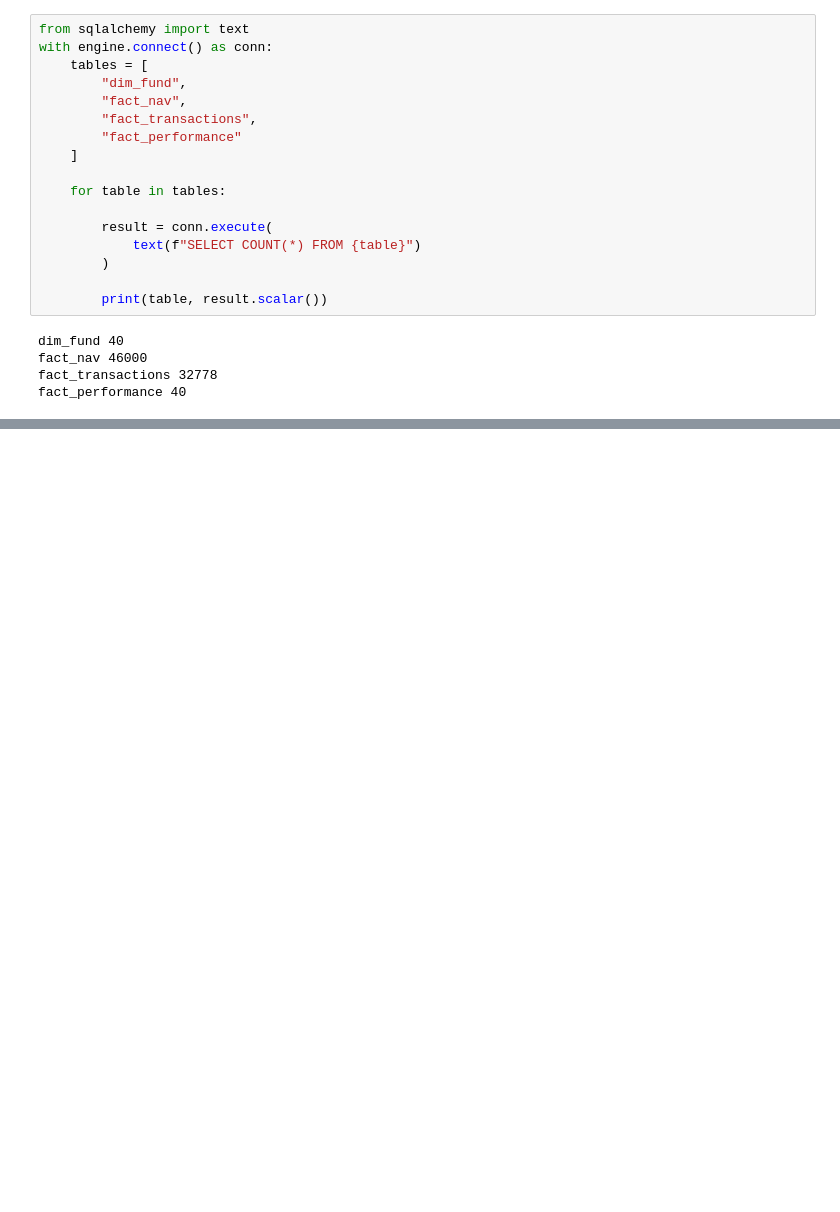
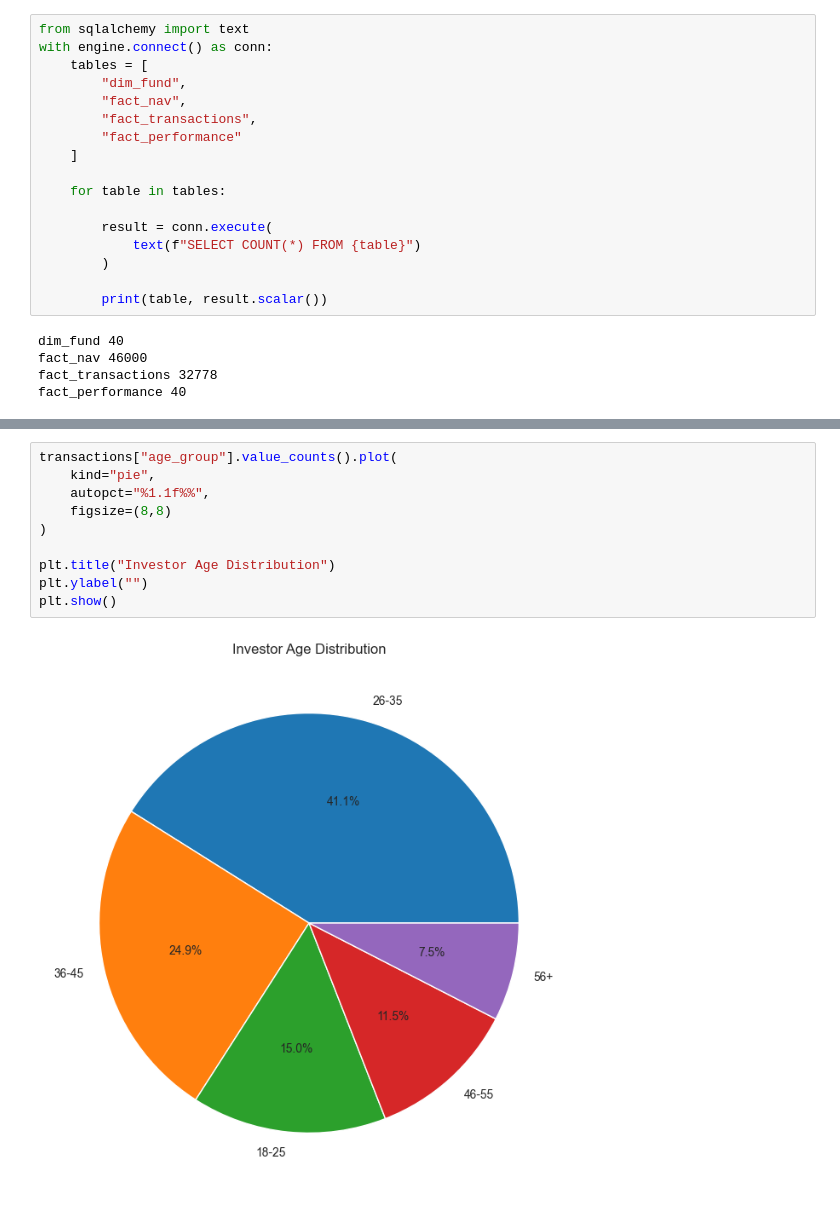
Before and after one commit to Karan820-da/Mutual_Fund_Capstone_Project, a Jupyter notebook: Notebooks/Mutual_Fund_Capstone_Project.ipynb, the cells around one changed output, grey strips where cells are left out. Drawn from its saved outputs; the diff is of its cells as text; blank space fills up the shorter version.

```diff
--- a/Notebooks/Mutual_Fund_Capstone_Project.ipynb
+++ b/Notebooks/Mutual_Fund_Capstone_Project.ipynb
@@ -658,0 +773,12 @@ fact_performance 40
+# %%
+transactions["age_group"].value_counts().plot(
+    kind="pie",
+    autopct="%1.1f%%",
+    figsize=(8,8)
+)
+
+plt.title("Investor Age Distribution")
+plt.ylabel("")
+plt.show()
+# %% [output]
+[figure, added]
```
Also changed, not shown: parts of 37 cells of this notebook, 5 other files.
